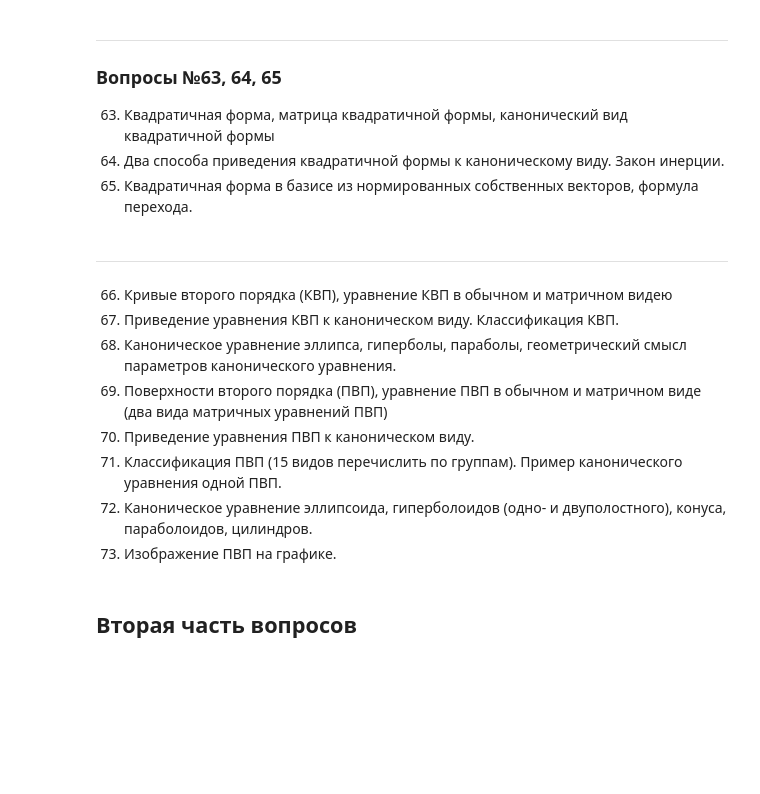
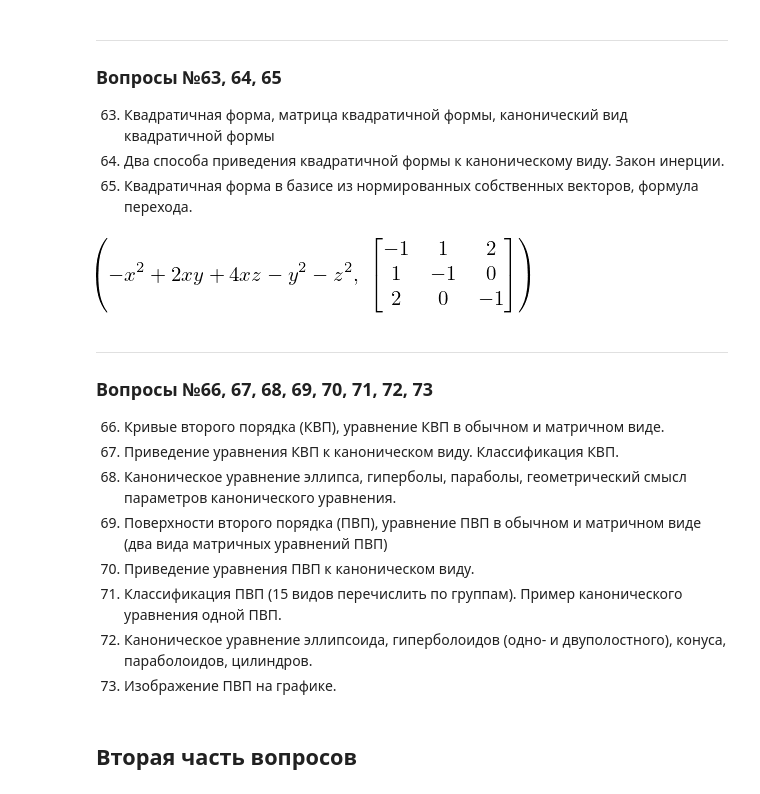
Before and after one commit to Vakosta/hse_tex, a Jupyter notebook: MathWorkshop/AlgebraCrib.ipynb, the cells around one changed output. Saved outputs shown, nothing was run; the diff lists cells and outputs as text; code cells hidden in the pictures; blank space fills up the shorter version.

```diff
--- a/MathWorkshop/AlgebraCrib.ipynb
+++ b/MathWorkshop/AlgebraCrib.ipynb
@@ -777,9 +777,17 @@ B_new
 63. Квадратичная форма, матрица квадратичной формы, канонический вид квадратичной формы
 64. Два способа приведения квадратичной формы к каноническому виду. Закон инерции.
 65. Квадратичная форма в базисе из нормированных собственных векторов, формула перехода.
+# %%
+# Пример квадратичной формы и её матрицы
+u = -x**2 - y**2 - z**2 + 2 * x * y + 4 * x * z
+A = sp.Matrix([[-1, 1, 2], [1, -1, 0], [2, 0, -1]])
+u, A
+# %% [output]
+[figure, added]
 # %% [markdown]
 ---
-66. Кривые второго порядка (КВП), уравнение КВП в обычном и матричном видею
+### Вопросы №66, 67, 68, 69, 70, 71, 72, 73
+66. Кривые второго порядка (КВП), уравнение КВП в обычном и матричном виде.
 67. Приведение уравнения КВП к каноническом виду. Классификация КВП.
 68. Каноническое уравнение эллипса, гиперболы, параболы, геометрический смысл параметров канонического уравнения.
 69. Поверхности второго порядка (ПВП), уравнение ПВП в обычном и матричном виде (два вида матричных уравнений ПВП)
```
Also changed, not shown: 2 other files.
